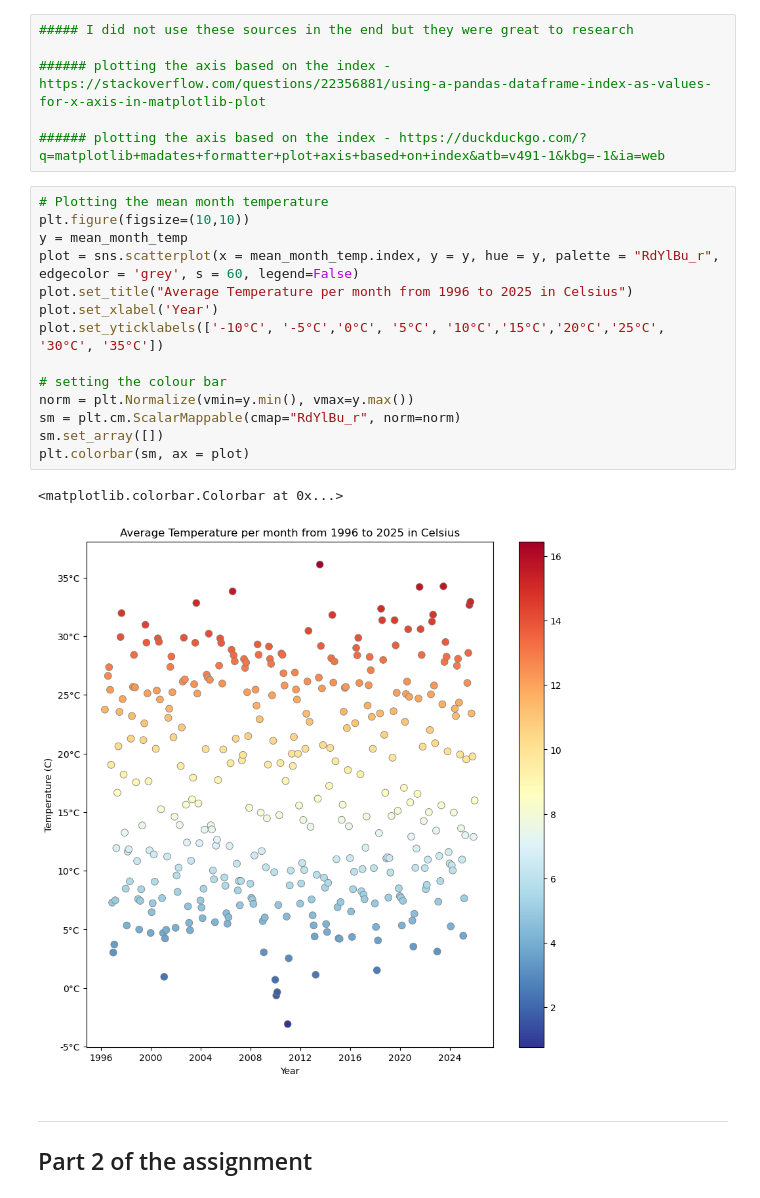
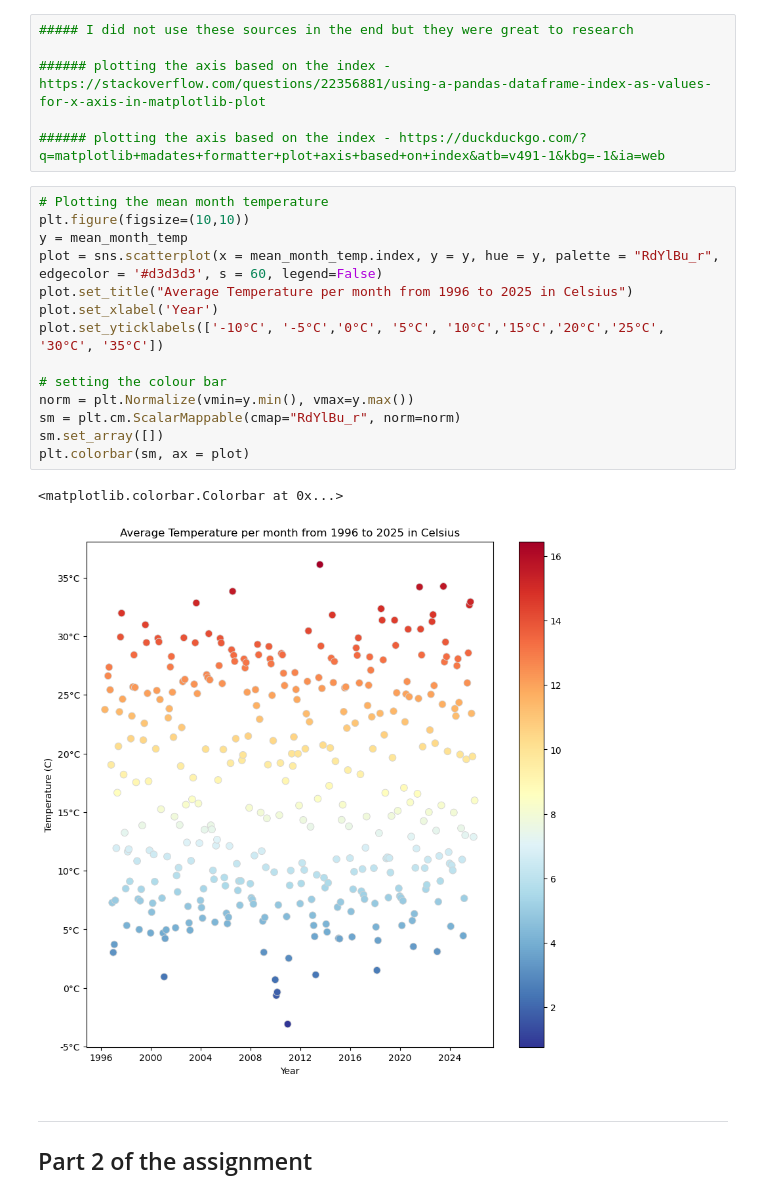
Before and after one commit to FaolanH/programming-for-data-analytics, a Jupyter notebook: pfda-assignments/assignment06_weather.ipynb, the cells around one changed output. Saved outputs shown, nothing was run; the diff lists cells and outputs as text.

```diff
--- a/pfda-assignments/assignment06_weather.ipynb
+++ b/pfda-assignments/assignment06_weather.ipynb
@@ -378,20 +380,20 @@ Name: Temperature (C), Length: 355, dtype: float64
 # %%
 # Plotting the mean month temperature
 plt.figure(figsize=(10,10))
 y = mean_month_temp
-plot = sns.scatterplot(x = mean_month_temp.index, y = y, hue = y, palette = "RdYlBu_r", edgecolor = 'grey', s = 60, legend=False)
+plot = sns.scatterplot(x = mean_month_temp.index, y = y, hue = y, palette = "RdYlBu_r", edgecolor = '#d3d3d3', s = 60, legend=False)
 plot.set_title("Average Temperature per month from 1996 to 2025 in Celsius")
 plot.set_xlabel('Year')
 plot.set_yticklabels(['-10°C', '-5°C','0°C', '5°C', '10°C','15°C','20°C','25°C', '30°C', '35°C'])
 
 # setting the colour bar
 norm = plt.Normalize(vmin=y.min(), vmax=y.max())
 sm = plt.cm.ScalarMappable(cmap="RdYlBu_r", norm=norm)
 sm.set_array([])
 plt.colorbar(sm, ax = plot)
 # %% [output]
 <matplotlib.colorbar.Colorbar at 0x...>
-[figure, old version]
+[figure, new version]
 # %% [markdown]
 --------------------------------------------------------------------
 ## Part 2 of the assignment
```
Also changed, not shown: parts of 7 cells of this notebook.
